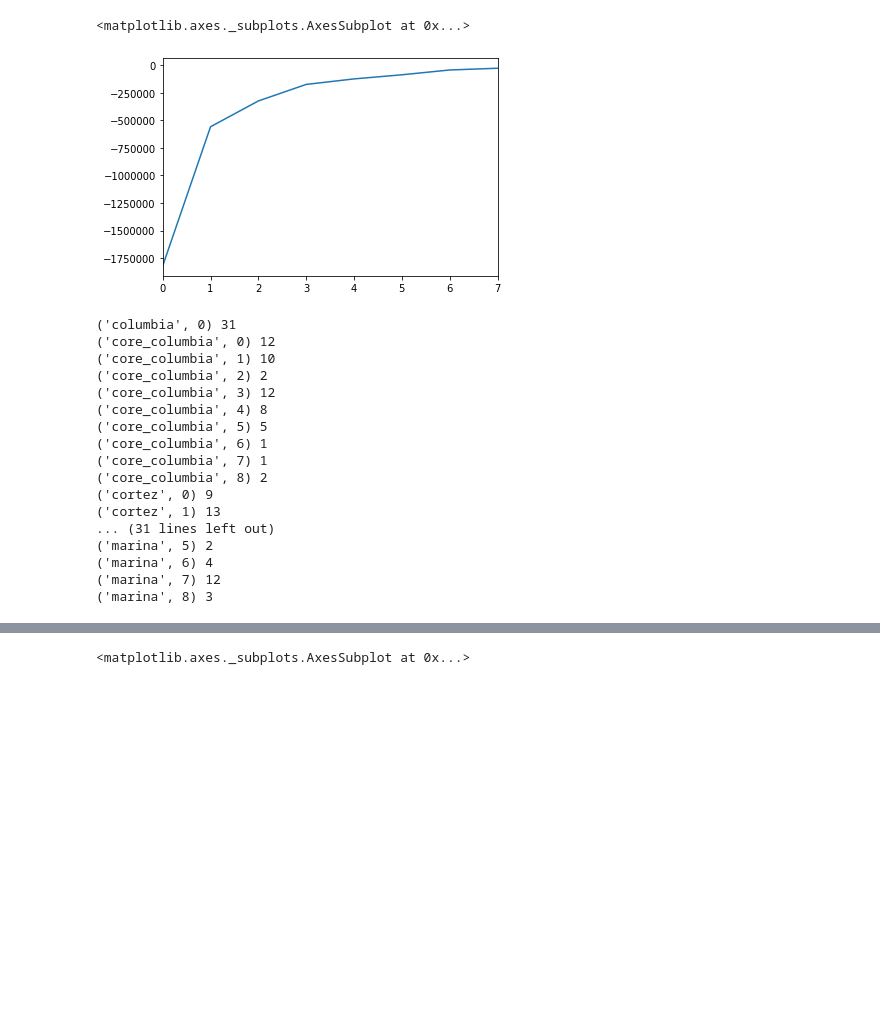
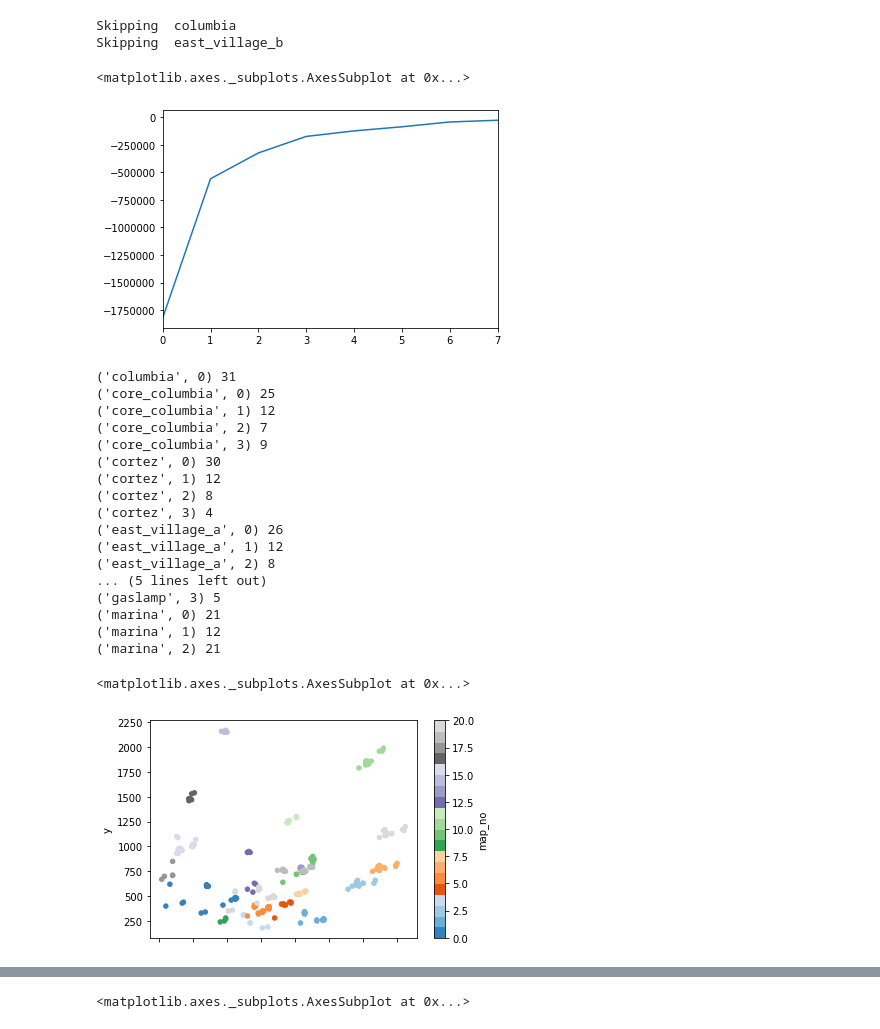
Before and after one commit to sandiegodata-projects/downtown-partnership, a Jupyter notebook: notebooks/Transforms.ipynb, the cells around one changed output, grey strips where cells are left out. Cells and saved outputs as stored; diff of their text form; code cells hidden in the pictures; blank space fills up the shorter version.

```diff
--- a/notebooks/Transforms.ipynb
+++ b/notebooks/Transforms.ipynb
@@ -162,8 +163,9 @@ for name, g in df.groupby('map_name'):
 
         # Now re-run with that number of clusters.
 
-        kmeans = KMeans(n_clusters=i, random_state=0).fit(X)
+        kmeans = KMeans(n_clusters=clusters, random_state=0).fit(X)
         pred = kmeans.predict(X)
+         print(name, n_clusters)
     else:
         print('Skipping ', name)
         pred = 0
@@ -173,7 +175,9 @@ for name, g in df.groupby('map_name'):
 # dims.plot.scatter(x='x',y='y',c='map_no', colormap='viridis')
 pd.Series(scores).plot()
 # %% [output]
-<matplotlib.axes._subplots.AxesSubplot at 0x...>
+Skipping  columbia
+Skipping  east_village_b
+<matplotlib.axes._subplots.AxesSubplot at 0x...>
 [figure]
 # %%
 
@@ -217,7 +221,7 @@ def find_target_poly(neigh_images):
     return min_image
 
 from collections import namedtuple
-Xform = namedtuple('Xform', 'source_image dest_image M image_poly')
+Xform = namedtuple('Xform', 'source_image dest_image M image_poly target_poly')
 
 def average_images(target_poly, images):
     """Align all of the neighborhood images, then threshold to monochrome ( Max pixel value of 1).
@@ -240,7 +244,7 @@ def average_images(target_poly, images):
 
         thresh = cv2.adaptiveThreshold(gray, 1,cv2.ADAPTIVE_THRESH_MEAN_C,cv2.THRESH_BINARY,5,0)
 
-        transforms[image_url] = Xform(img, thresh, M, image_poly)
+        transforms[image_url] = Xform(img, thresh, M, image_poly, target_poly)
 
         if sum_img is None:
             sum_img = thresh.copy()
@@ -263,22 +267,35 @@ for neighborhood, n_images in images:
     archetypes[neighborhood] = average_images(target_poly, n_images)
 # %% [output]
 ('columbia', 0) 31
-('core_columbia', 0) 12
-('core_columbia', 1) 10
-('core_columbia', 2) 2
-('core_columbia', 3) 12
-('core_columbia', 4) 8
-('core_columbia', 5) 5
-('core_columbia', 6) 1
-('core_columbia', 7) 1
-('core_columbia', 8) 2
-('cortez', 0) 9
-('cortez', 1) 13
-... (31 lines left out)
-('marina', 5) 2
-('marina', 6) 4
-('marina', 7) 12
-('marina', 8) 3
+('core_columbia', 0) 25
+('core_columbia', 1) 12
+('core_columbia', 2) 7
+('core_columbia', 3) 9
+('cortez', 0) 30
+('cortez', 1) 12
+('cortez', 2) 8
+('cortez', 3) 4
+('east_village_a', 0) 26
+('east_village_a', 1) 12
+('east_village_a', 2) 8
+... (5 lines left out)
+('gaslamp', 3) 5
+('marina', 0) 21
+('marina', 1) 12
+('marina', 2) 21
+# %%
+df['map_id'] = df.apply(lambda r: f"{r.map_name}-{r.map_cluster}", axis=1)
+dims = pd.DataFrame({
+    'map_no': df.map_id.astype('category').cat.codes,
+    'map_name': df.map_id,
+    'x': df.source_shape.apply(lambda v: v[0]),
+    'y': df.source_shape.apply(lambda v: v[1])
+})
+
+dims.plot.scatter(x='x',y='y',c='map_no', colormap='tab20c')
+# %% [output]
+<matplotlib.axes._subplots.AxesSubplot at 0x...>
+[figure, added]
 # %%
 ex_image = {}
 for (n,cluster), (xfs, sum_img) in archetypes.items():
```
Also changed, not shown: parts of 11 cells of this notebook, 36 other files.
